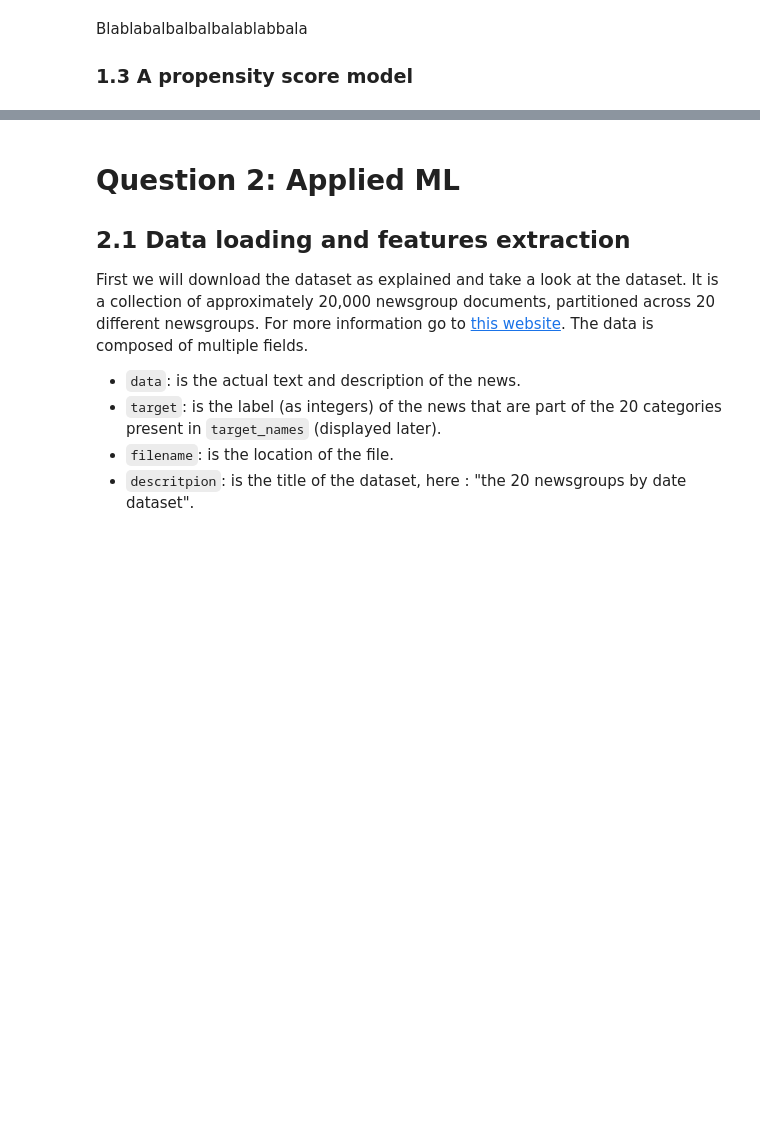
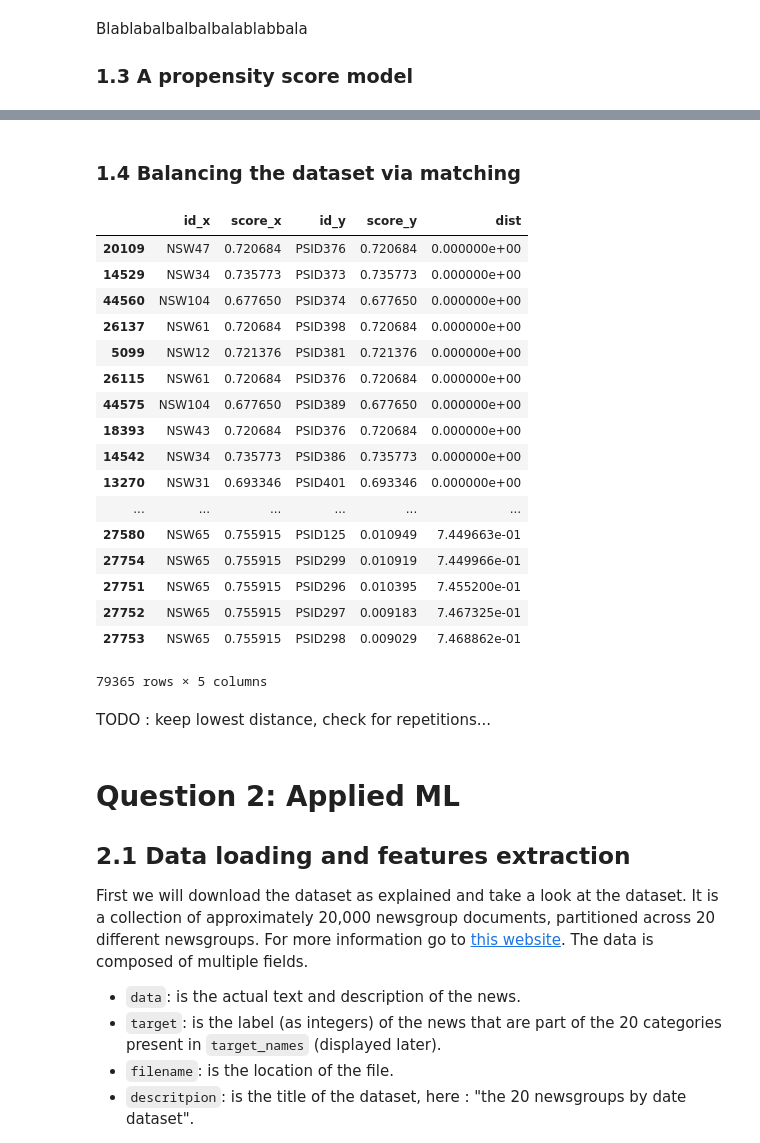
Before and after one commit to AdaTeamElec/ADA2017-Homeworks, a Jupyter notebook: 04 - Applied ML/Homework 4.ipynb, the cells around one changed output, grey strips where cells are left out. Drawn from its saved outputs; the diff is of its cells as text; code cells hidden in the pictures; blank space fills up the shorter version.

```diff
--- a/04 - Applied ML/Homework 4.ipynb
+++ b/04 - Applied ML/Homework 4.ipynb
@@ -94,8 +121,16 @@ Blablabalbalbalbalablabbala
 from sklearn import linear_model
 
 logistic = linear_model.LogisticRegression()
-X = df.drop(['id','treat'], axis=1)
+X = df.drop(['id','treat','re78'], axis=1)
 y = df['treat']
 logistic.fit(X, y)
-y_pred = logistic.predict(X)
-score = logistic.score(y.values.reshape(-1,1), y_pred)
+y_pred_proba = logistic.predict_proba(X)
+# %%
+df['score'] = y_pred_proba[:, 1]
+
+display(df.head())
+display(df.tail())
+
+#Create the 2 groups
+treated = df.loc[df['treat'] == 1]
+control = df.loc[df['treat'] == 0]
@@ -101,0 +150,41 @@ score = logistic.score(y.values.reshape(-1,1), y_pred)
+# %% [markdown]
+### 1.4 Balancing the dataset via matching
+# %%
+#take only relevant value of df and add a temporary col to it in order to merge
+treated = treated.loc[:, ['id', 'score']]
+treated['temp'] = 1
+
+#take only relevant value of df and add a temporary col to it in order to merge
+control = control.loc[:, ['id', 'score']]
+control['temp'] = 1
+# %%
+difference = []
+for score_treated in (treated['score']):
+    for score_controled in (control['score']):
+        difference.append(abs(score_treated - score_controled))
+# %%
+newDF = treated.merge(control, on='temp')
+newDF['dist'] = difference
+newDF.drop(['temp'], axis=1, inplace=True)
+display(newDF.sort_values(by=['dist'], ascending = True))
+# %% [output]
+|  | id_x | score_x | id_y | score_y | dist |
+| 20109 | NSW47 | 0.720684 | PSID376 | 0.720684 | 0.000000e+00 |
+| 14529 | NSW34 | 0.735773 | PSID373 | 0.735773 | 0.000000e+00 |
+| 44560 | NSW104 | 0.677650 | PSID374 | 0.677650 | 0.000000e+00 |
+| 26137 | NSW61 | 0.720684 | PSID398 | 0.720684 | 0.000000e+00 |
+| 5099 | NSW12 | 0.721376 | PSID381 | 0.721376 | 0.000000e+00 |
+| 26115 | NSW61 | 0.720684 | PSID376 | 0.720684 | 0.000000e+00 |
+| 44575 | NSW104 | 0.677650 | PSID389 | 0.677650 | 0.000000e+00 |
+| 18393 | NSW43 | 0.720684 | PSID376 | 0.720684 | 0.000000e+00 |
+| 14542 | NSW34 | 0.735773 | PSID386 | 0.735773 | 0.000000e+00 |
+| 13270 | NSW31 | 0.693346 | PSID401 | 0.693346 | 0.000000e+00 |
+| ... | ... | ... | ... | ... | ... |
+| 27580 | NSW65 | 0.755915 | PSID125 | 0.010949 | 7.449663e-01 |
+| 27754 | NSW65 | 0.755915 | PSID299 | 0.010919 | 7.449966e-01 |
+| 27751 | NSW65 | 0.755915 | PSID296 | 0.010395 | 7.455200e-01 |
+| 27752 | NSW65 | 0.755915 | PSID297 | 0.009183 | 7.467325e-01 |
+| 27753 | NSW65 | 0.755915 | PSID298 | 0.009029 | 7.468862e-01 |
+79365 rows × 5 columns
+# %% [markdown]
+TODO : keep lowest distance, check for repetitions...
```
Also changed, not shown: parts of 7 cells of this notebook.
